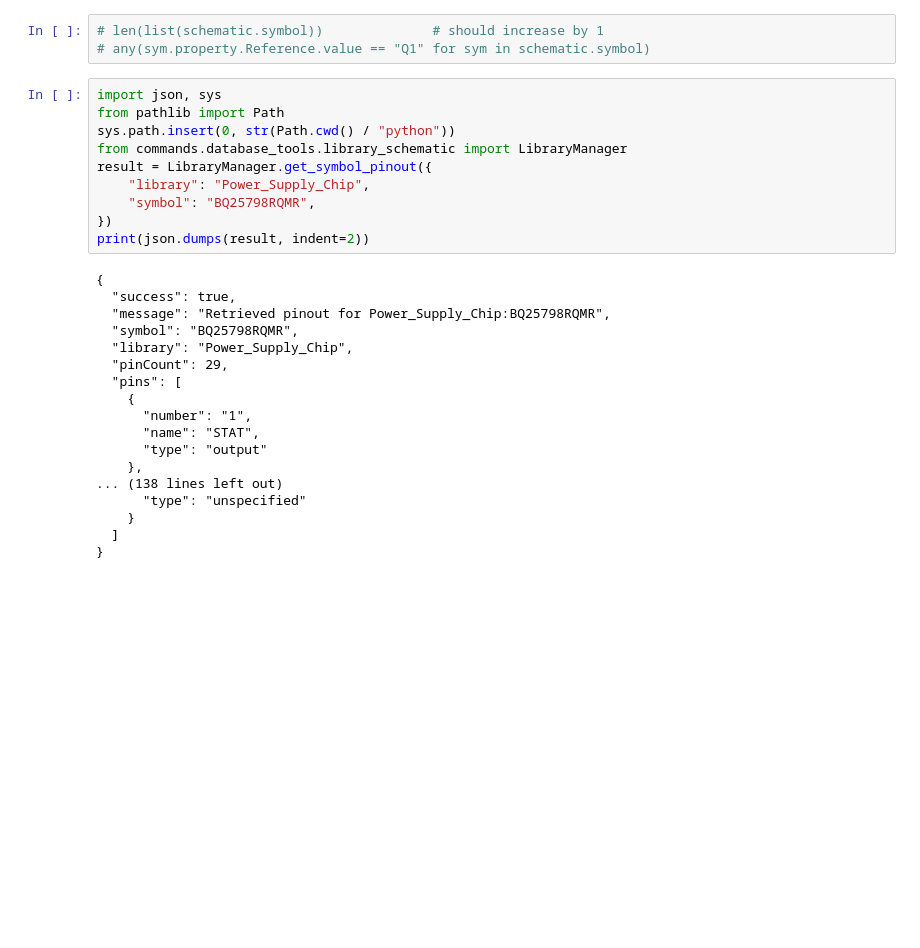
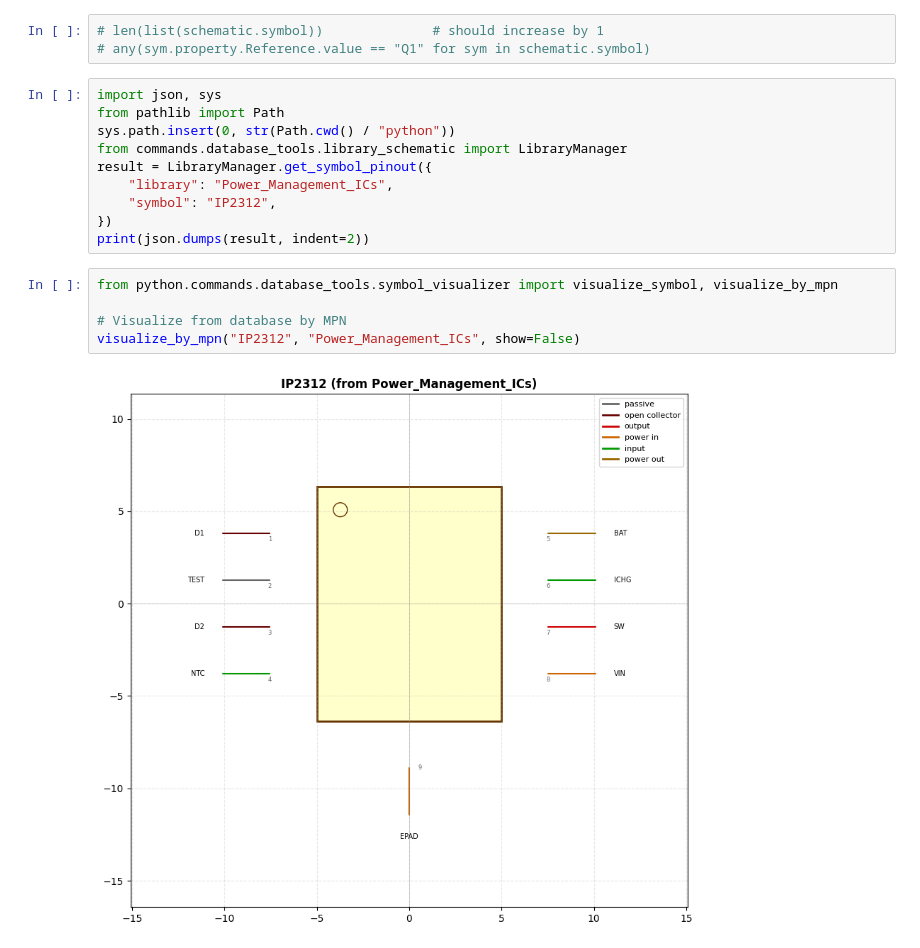
Before and after one commit to SpeedUp-Tech/KiCAD_MCP, a Jupyter notebook: test_jlc.ipynb, the cells around one changed output. Cells and saved outputs as stored; diff of their text form; blank space fills up the shorter version.

Commit message:
Added a symbol visualization tool

```diff
--- a/test_jlc.ipynb
+++ b/test_jlc.ipynb
@@ -74,25 +56,14 @@ from pathlib import Path
 sys.path.insert(0, str(Path.cwd() / "python"))
 from commands.database_tools.library_schematic import LibraryManager
 result = LibraryManager.get_symbol_pinout({
-    "library": "Power_Supply_Chip",
-    "symbol": "BQ25798RQMR",
+    "library": "Power_Management_ICs",
+    "symbol": "IP2312",
 })
 print(json.dumps(result, indent=2))
-# %% [output]
-{
-  "success": true,
-  "message": "Retrieved pinout for Power_Supply_Chip:BQ25798RQMR",
-  "symbol": "BQ25798RQMR",
-  "library": "Power_Supply_Chip",
-  "pinCount": 29,
-  "pins": [
-    {
-      "number": "1",
-      "name": "STAT",
-      "type": "output"
-    },
-... (138 lines left out)
-      "type": "unspecified"
-    }
-  ]
-}
+# %%
+from python.commands.database_tools.symbol_visualizer import visualize_symbol, visualize_by_mpn
+
+# Visualize from database by MPN
+visualize_by_mpn("IP2312", "Power_Management_ICs", show=False)
+# %% [output]
+[figure, added]
```
Also changed, not shown: parts of 2 cells of this notebook, 2 other files.
